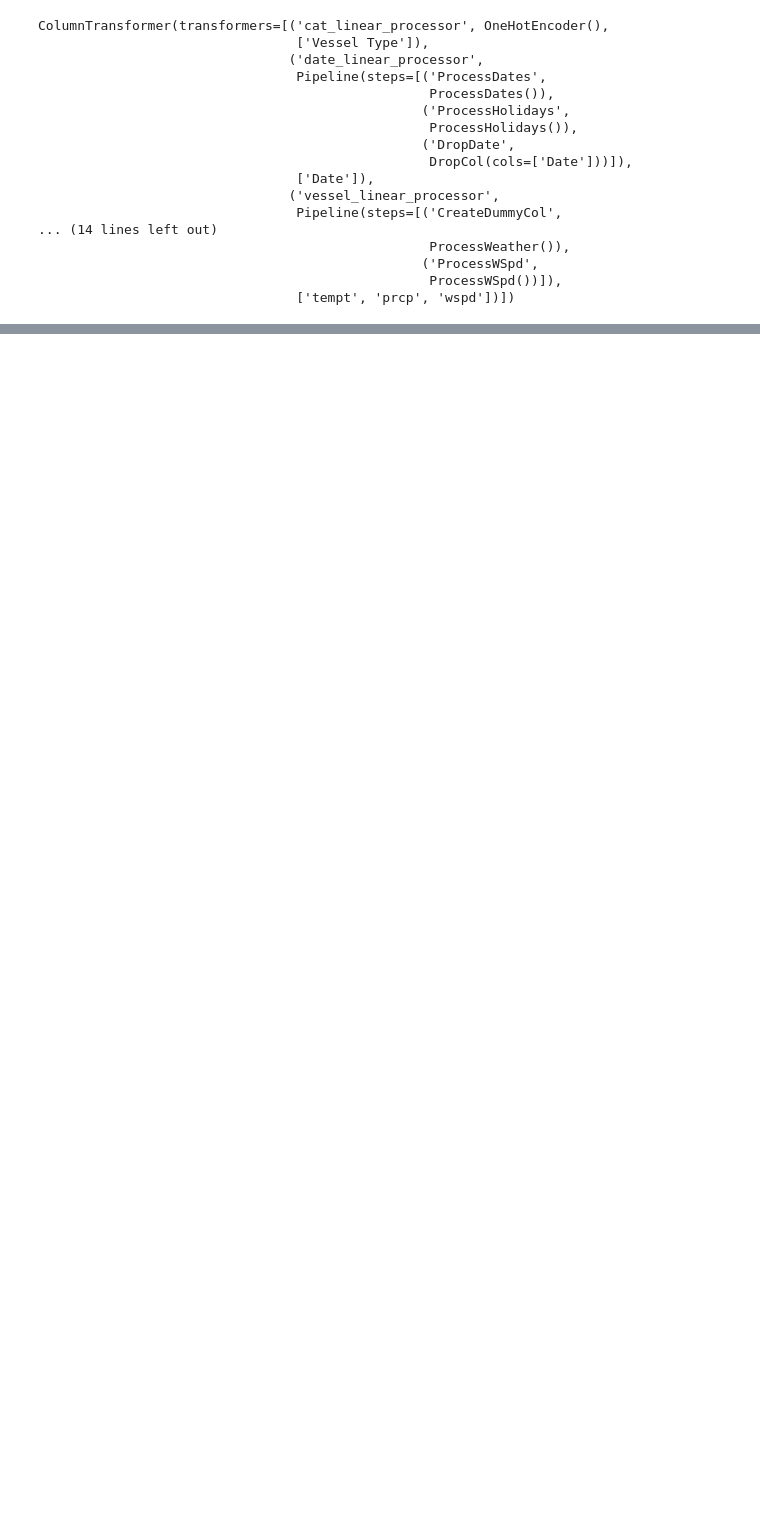
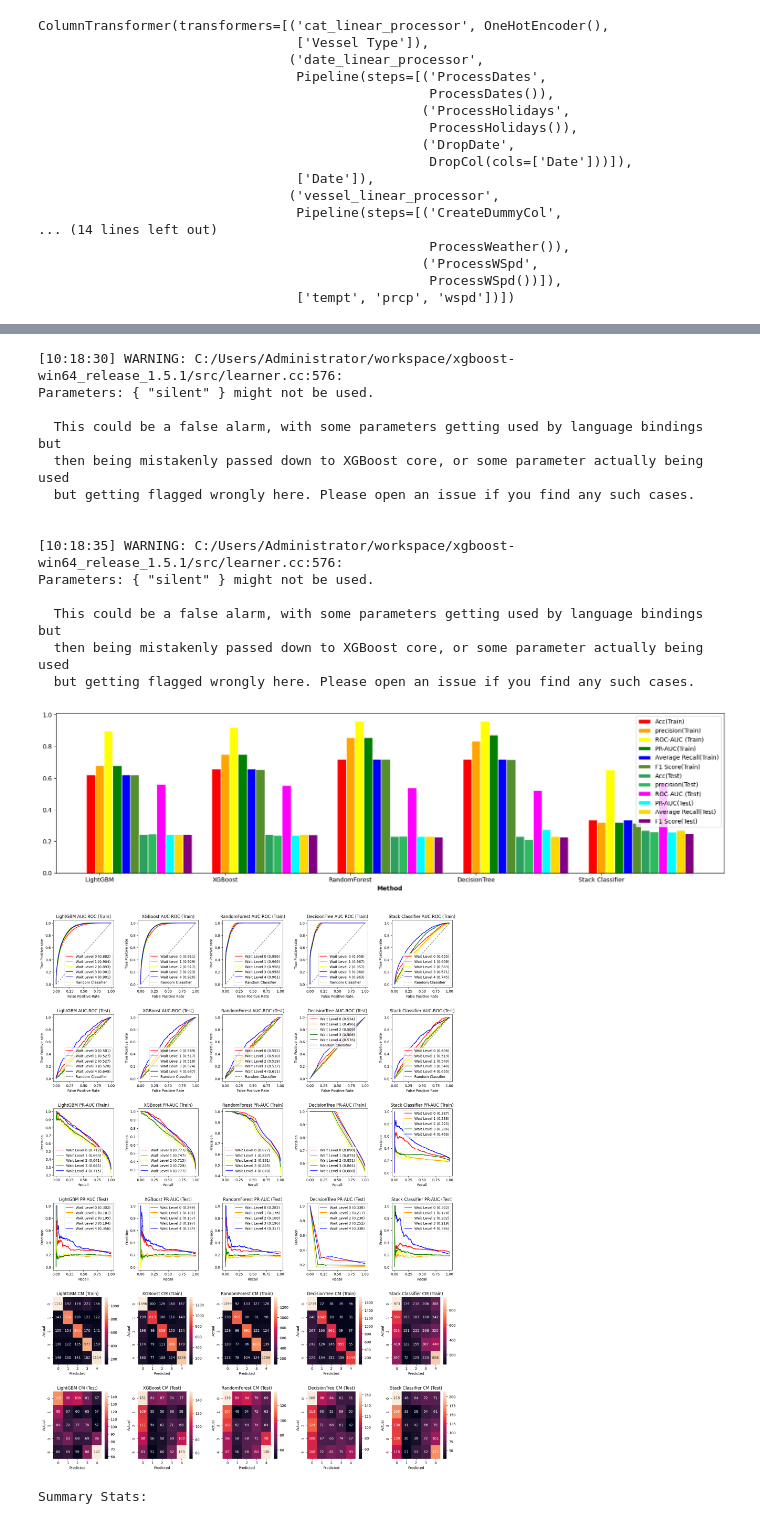
Before and after one commit to rawwinton/BT5126-Project, a Jupyter notebook: classification.ipynb, the cells around one changed output, grey strips where cells are left out. Drawn from its saved outputs; the diff is of its cells as text; code cells hidden in the pictures; blank space fills up the shorter version.

```diff
--- a/classification.ipynb
+++ b/classification.ipynb
@@ -394,7 +165,0 @@ Pipeline(steps=[('columntransformer',
-# %%
-resultList = []
-i=0
-for estimator in finalestimators:
-    resultList.append((estimator[0],CommonFunctions.GetSummary2(y_train,estimator[1].predict(X_train),estimator[1].predict_proba(X_train),y_test,estimator[1].predict(X_test),estimator[1].predict_proba(X_test))))
-    i+=1
-resultList.append(("Stack Regressor",CommonFunctions.GetSummary2(y_train,finalPipe.predict(X_train),finalPipe.predict_proba(X_train),y_test,finalPipe.predict(X_test),finalPipe.predict_proba(X_test))))
@@ -563,0 +257,12 @@ plt.savefig('Wait Levels AUC-ROC',dpi=300);
+# %%
+# comment this to trigger re-tuning
+preprocessingParam = {'columntransformer__date_linear_processor__ProcessDates': ProcessDates(),'columntransformer__date_linear_processor__ProcessHolidays': None,'columntransformer__vessel_linear_processor__ProcessVessel__usage': 'dwt','columntransformer__weather_linear_processor__ProcessWSpd__action': 'drop','columntransformer__weather_linear_processor__ProcessWeather__action': 'actual'}
+if len(preprocessingParam) == 0:
+    modelParam = {}
+    for param, grid in param_grid.items():
+        if param.startswith(preprocessingName):
+            modelParam[param] = grid
+    gs = GridSearchCV(estimator=finalPipe,param_grid=modelParam,scoring = CommonFunctions.roc_auc,n_jobs = -1,cv = 5,verbose = 10)
+    gs.fit(X_train,y_train)
+    preprocessingParam = {**gs.best_params_}
+preprocessingParam
@@ -563,0 +308,20 @@ plt.savefig('Wait Levels AUC-ROC',dpi=300);
+# %%
+StackingClassifierParams = {'stackingclassifier__final_estimator__learning_rate': 0.07,'stackingclassifier__final_estimator__n_estimators':100,'stackingclassifier__final_estimator__reg_lambda': 50}
+if len(StackingClassifierParams) == 0:
+    # prepare data for final tuning
+    finalPipe.set_params(**estimatorsParam,**preprocessingParam)
+    finalTrain  = finalPipe.fit_transform(X_train,y_train)
+    finalGrid = {}
+    # generate final model params
+    for param, grid in param_grid.items():
+        if param.startswith(stackingClassifierName+finalEstimatorName):
+            finalGrid[param[len(stackingClassifierName+finalEstimatorName):]] = grid
+
+    #tune final model
+    print('\n\nTuning Model with params:\n',  finalGrid, '\n')
+    gs = GridSearchCV(estimator=final_estimator,param_grid=finalGrid,scoring = CommonFunctions.roc_auc,n_jobs = -1,cv = 5,verbose = -1)
+    gs.fit(finalTrain,y_train)
+    StackingClassifierParams = {}
+    for param, grid in gs.best_params_.items():
+        StackingClassifierParams[stackingClassifierName+finalEstimatorName+param] = grid
+StackingClassifierParams
@@ -563,0 +332,3 @@ plt.savefig('Wait Levels AUC-ROC',dpi=300);
+# %%
+finalParam = {**preprocessingParam,**estimatorsParam, **StackingClassifierParams,}
+finalParam
@@ -563,0 +353,21 @@ plt.savefig('Wait Levels AUC-ROC',dpi=300);
+# %%
+reload(CommonFunctions)
+CommonFunctions.plotStackingGraph(preprocessingName, finalestimators, finalPipe, finalParam, X_train, y_train, X_test, y_test)
+# %% [output]
+[10:18:30] WARNING: C:/Users/Administrator/workspace/xgboost-win64_release_1.5.1/src/learner.cc:576:
+Parameters: { "silent" } might not be used.
+
+  This could be a false alarm, with some parameters getting used by language bindings but
+  then being mistakenly passed down to XGBoost core, or some parameter actually being used
+  but getting flagged wrongly here. Please open an issue if you find any such cases.
+
+
+[10:18:35] WARNING: C:/Users/Administrator/workspace/xgboost-win64_release_1.5.1/src/learner.cc:576:
+Parameters: { "silent" } might not be used.
+
+  This could be a false alarm, with some parameters getting used by language bindings but
+  then being mistakenly passed down to XGBoost core, or some parameter actually being used
+  but getting flagged wrongly here. Please open an issue if you find any such cases.
+[figure, added]
+[figure, added]
+Summary Stats:
```
Also changed, not shown: parts of 42 cells of this notebook, 1 other file.
